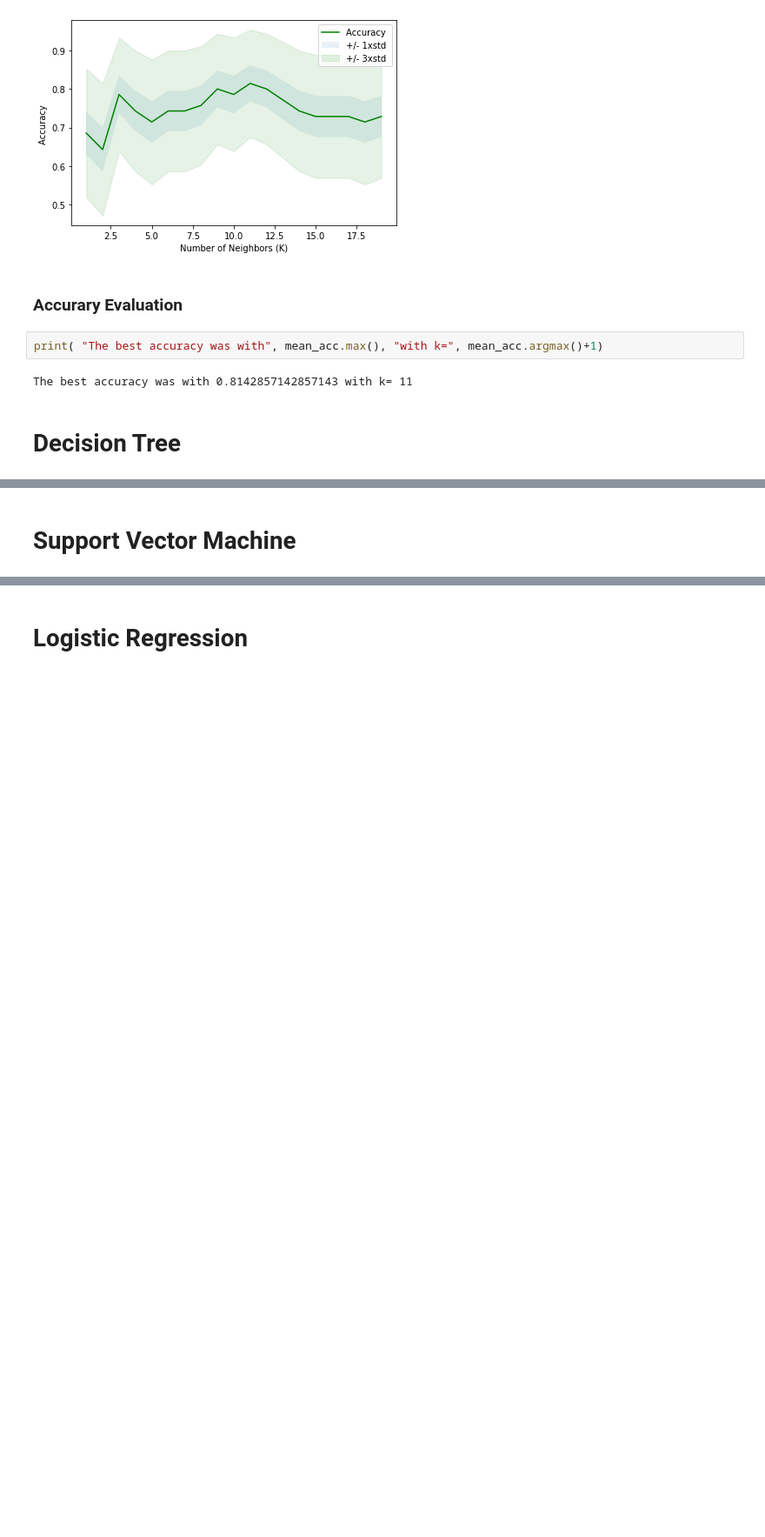
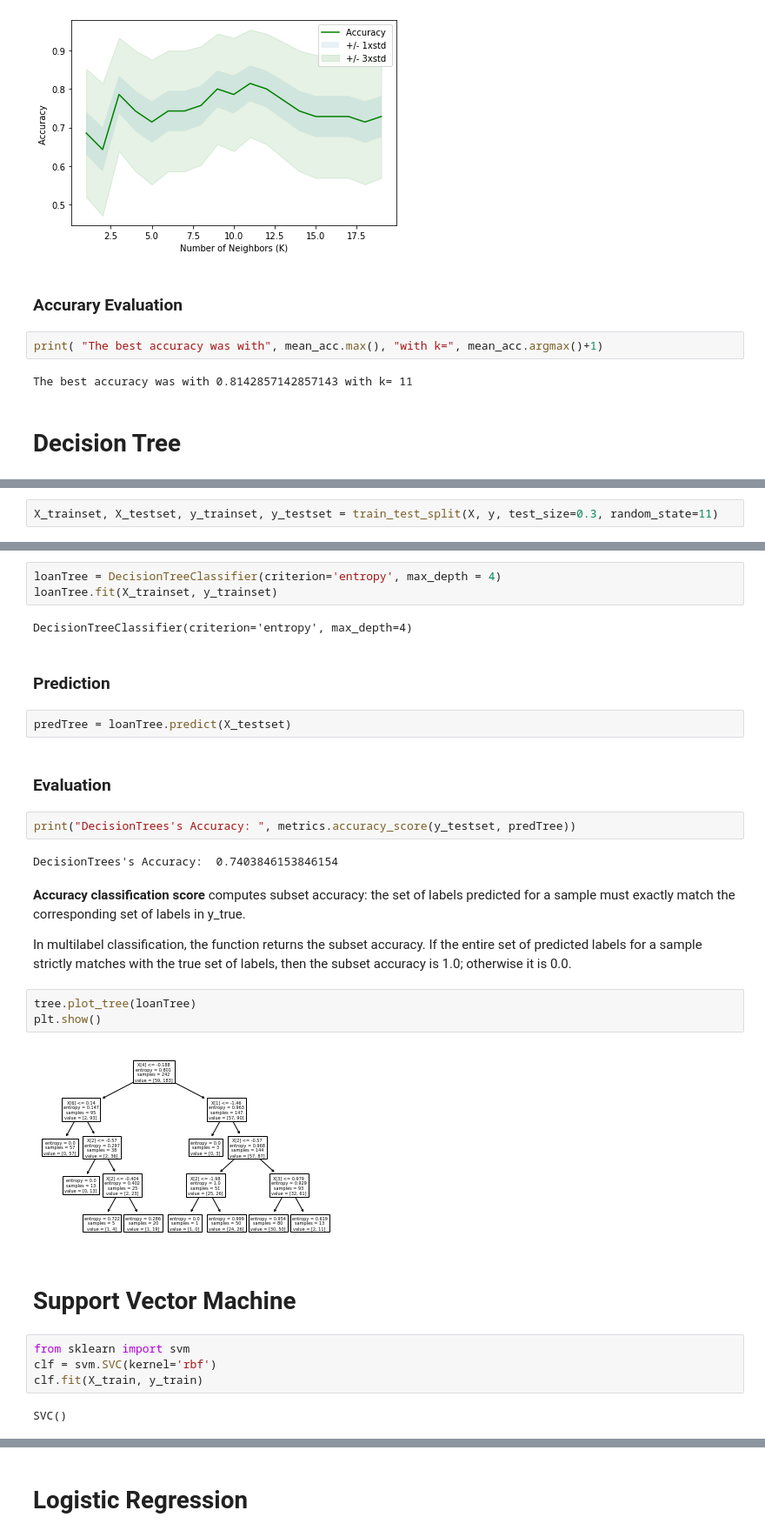
Before and after one commit to youngnguyen1/Loan-Classification-Models, a Jupyter notebook: Loan_Classification.ipynb, the cells around one changed output, grey strips where cells are left out. Shown at 87% size. Cells and saved outputs as stored; diff of their text form; blank space fills up the shorter version.

```diff
--- a/Loan_Classification.ipynb
+++ b/Loan_Classification.ipynb
@@ -356,0 +360,2 @@ The best accuracy was with 0.8142857142857143 with k= 11
+# %%
+X_trainset, X_testset, y_trainset, y_testset = train_test_split(X, y, test_size=0.3, random_state=11)
@@ -357,2 +364,32 @@ The best accuracy was with 0.8142857142857143 with k= 11
+# %%
+loanTree = DecisionTreeClassifier(criterion='entropy', max_depth = 4)
+loanTree.fit(X_trainset, y_trainset)
+# %% [output]
+DecisionTreeClassifier(criterion='entropy', max_depth=4)
+# %% [markdown]
+### Prediction
+# %%
+predTree = loanTree.predict(X_testset)
+# %% [markdown]
+### Evaluation
+# %%
+print("DecisionTrees's Accuracy: ", metrics.accuracy_score(y_testset, predTree))
+# %% [output]
+DecisionTrees's Accuracy:  0.7403846153846154
+# %% [markdown]
+**Accuracy classification score** computes subset accuracy: the set of labels predicted for a sample must exactly match the corresponding set of labels in y_true.
+
+In multilabel classification, the function returns the subset accuracy. If the entire set of predicted labels for a sample strictly matches with the true set of labels, then the subset accuracy is 1.0; otherwise it is 0.0.
+# %%
+tree.plot_tree(loanTree)
+plt.show()
+# %% [output]
+[figure, added]
 # %% [markdown]
 # Support Vector Machine
+# %%
+from sklearn import svm
+clf = svm.SVC(kernel='rbf')
+clf.fit(X_train, y_train)
+# %% [output]
+SVC()
```
Also changed, not shown: parts of 26 cells of this notebook.
